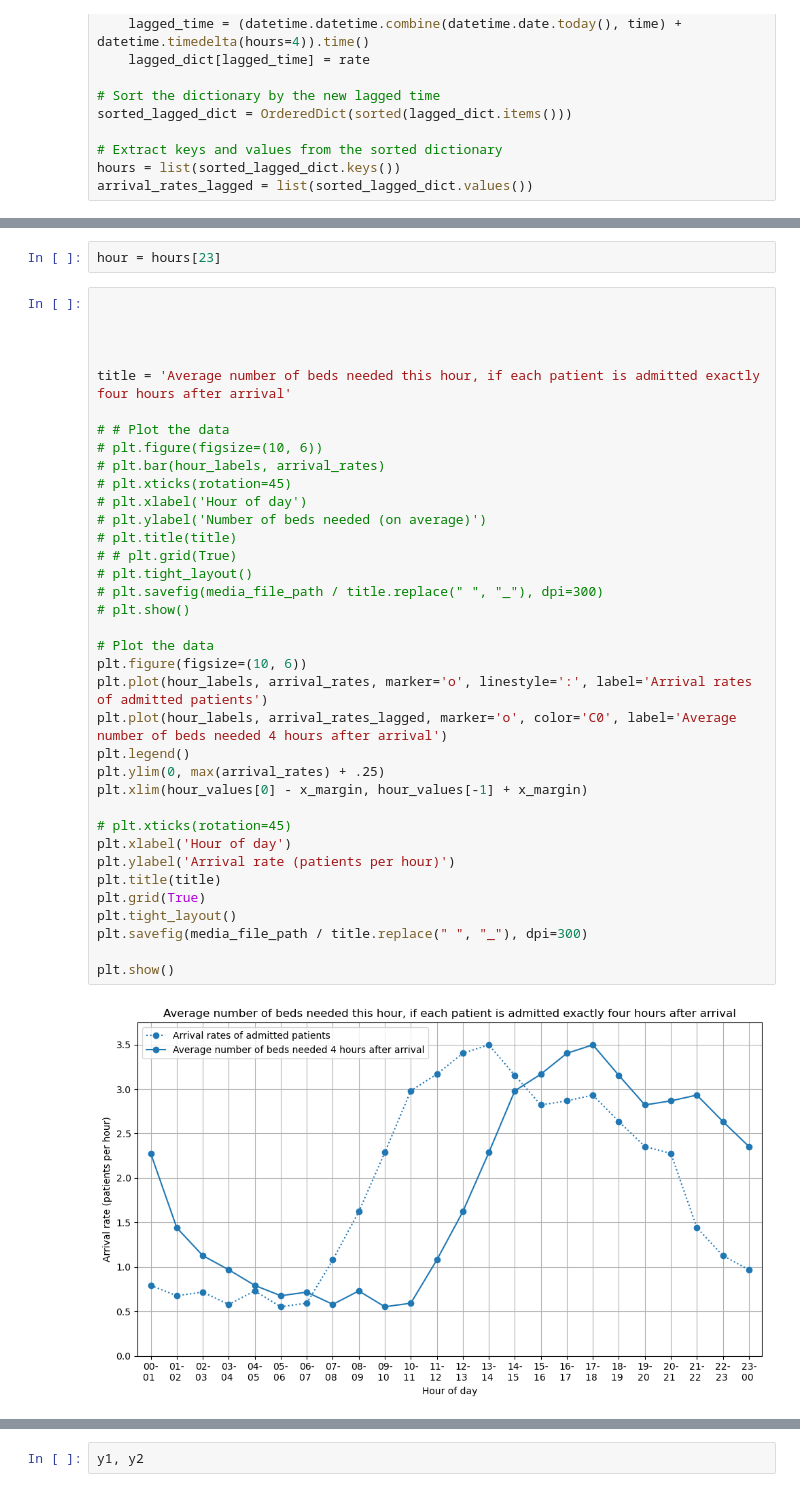
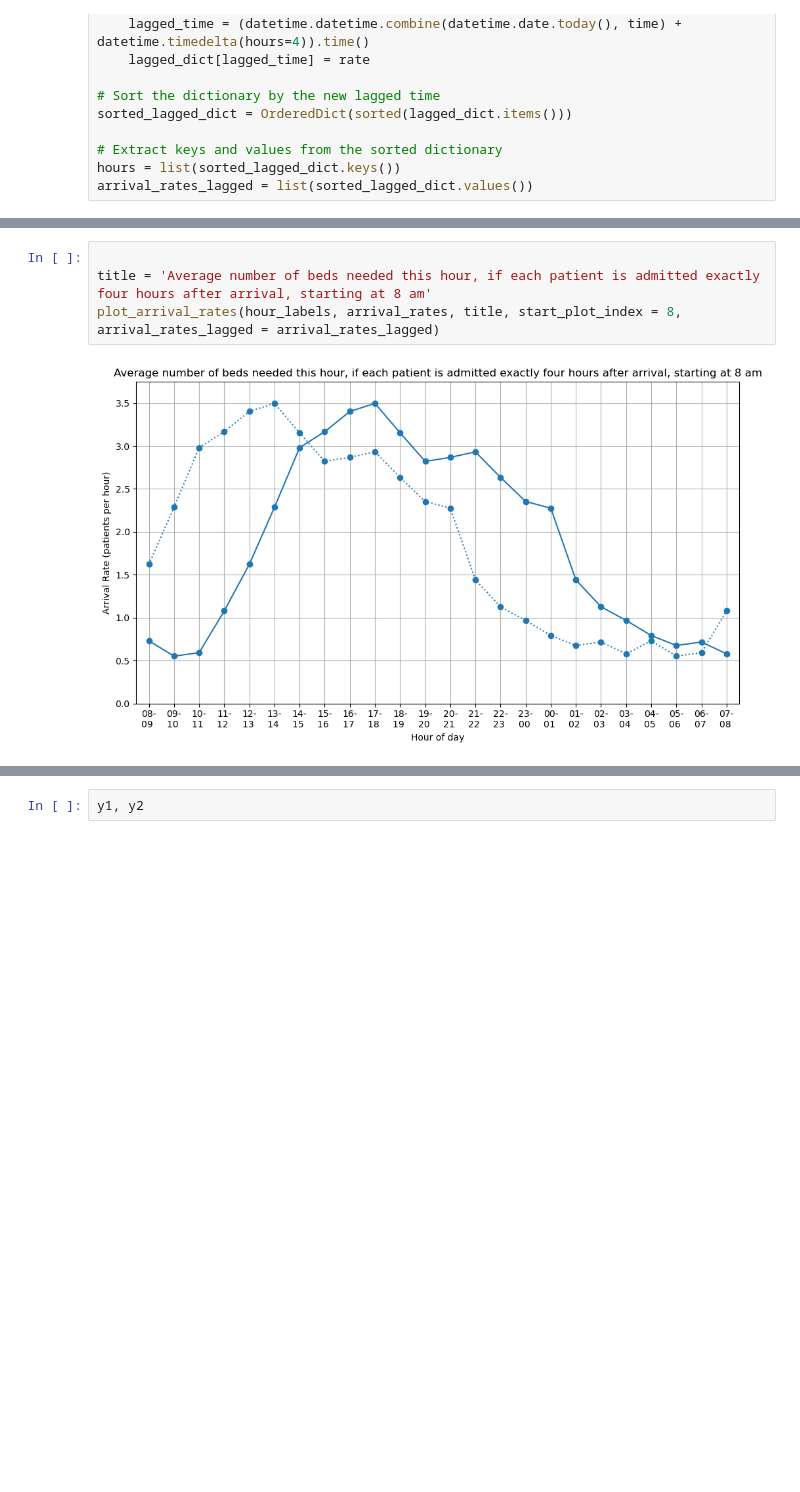
Before and after one commit to zmek/patientflow, a Jupyter notebook: notebooks/experiments/Modelling_to_show_true_demand_by_spec.ipynb, the cells around one changed output, grey strips where cells are left out. Drawn from its saved outputs; the diff is of its cells as text; blank space fills up the shorter version.

Commit message:
shifted plots to start at 8 am

```diff
--- a/notebooks/experiments/Modelling_to_show_true_demand_by_spec.ipynb
+++ b/notebooks/experiments/Modelling_to_show_true_demand_by_spec.ipynb
@@ -187,40 +210,6 @@ plt.show()
-# %%
-hour = hours[23]
 # %%
 
-
-
-
-title = 'Average number of beds needed this hour, if each patient is admitted exactly four hours after arrival'
-
-# # Plot the data
-# plt.figure(figsize=(10, 6))
-# plt.bar(hour_labels, arrival_rates)
-# plt.xticks(rotation=45)
-# plt.xlabel('Hour of day')
-# plt.ylabel('Number of beds needed (on average)')
-# plt.title(title)
-# # plt.grid(True)
-# plt.tight_layout()
-# plt.savefig(media_file_path / title.replace(" ", "_"), dpi=300)
-# plt.show()
-
-# Plot the data
-plt.figure(figsize=(10, 6))
-plt.plot(hour_labels, arrival_rates, marker='o', linestyle=':', label='Arrival rates of admitted patients')
-plt.plot(hour_labels, arrival_rates_lagged, marker='o', color='C0', label='Average number of beds needed 4 hours after arrival')
-plt.legend()
-plt.ylim(0, max(arrival_rates) + .25)
-plt.xlim(hour_values[0] - x_margin, hour_values[-1] + x_margin)
-
-# plt.xticks(rotation=45)
-plt.xlabel('Hour of day')
-plt.ylabel('Arrival rate (patients per hour)')
-plt.title(title)
-plt.grid(True)
-plt.tight_layout()
-plt.savefig(media_file_path / title.replace(" ", "_"), dpi=300)
-
-plt.show()
+title = 'Average number of beds needed this hour, if each patient is admitted exactly four hours after arrival, starting at 8 am'
+plot_arrival_rates(hour_labels, arrival_rates, title, start_plot_index = 8, arrival_rates_lagged = arrival_rates_lagged)
 # %% [output]
-[figure, old version]
+[figure, new version]
```
Also changed, not shown: parts of 9 cells of this notebook, 5 other files.
